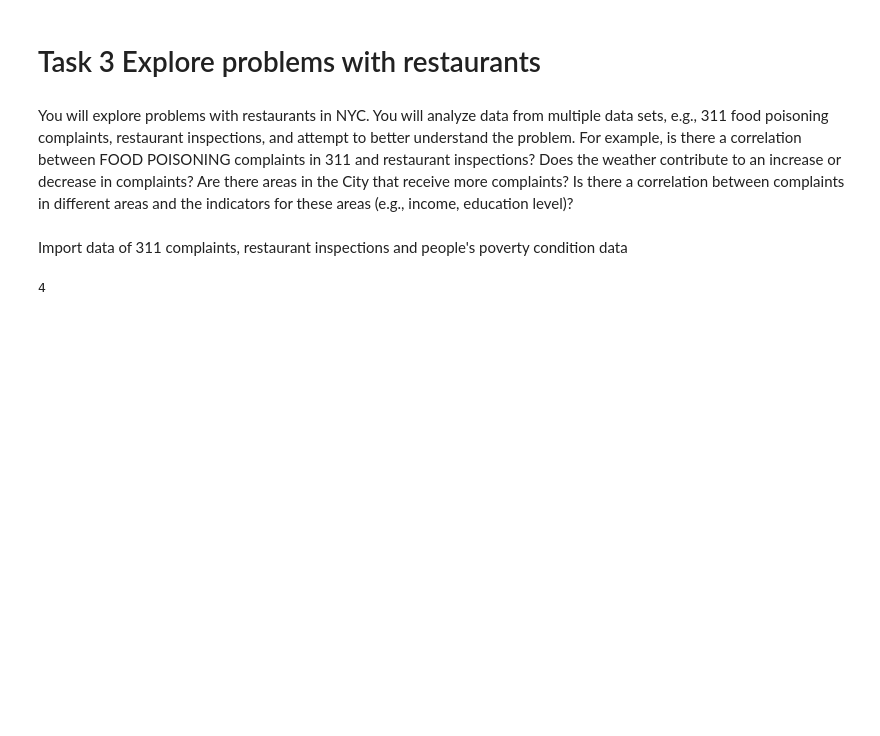
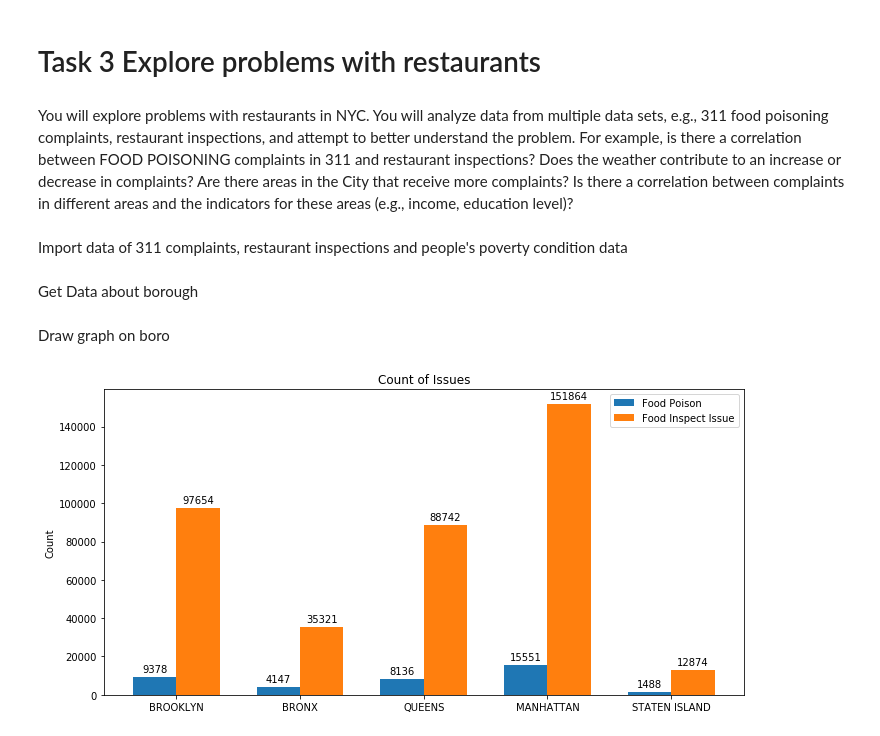
Before and after one commit to poi233/bigdata_project, a Jupyter notebook: Task3.ipynb, the cells around one changed output. Drawn from its saved outputs; the diff is of its cells as text; code cells hidden in the pictures; blank space fills up the shorter version.

Commit message:
add task3 figure

```diff
--- a/Task3.ipynb
+++ b/Task3.ipynb
@@ -14,8 +15,10 @@ food_problems = pd.read_csv('task3_data/food_problems.csv')
 food_inspect = pd.read_csv('task3_data/food_inspect.csv')
 poverty = pd.read_csv('task3_data/poverty.csv')
 # %%
-borough = ['BROOKLYN', "BRONX", "QUEENS", "MANHATTAN", "STATEN ISLAND"]
+boroughs = ['BROOKLYN', "BRONX", "QUEENS", "MANHATTAN", "STATEN ISLAND"]
+years = [2004 + i for i in range(16)]
 # %%
+food_problems = food_problems[food_problems['borough'] != "UNSPECIFIED"]
 food_poison = food_problems[food_problems['type'] == 'Food Poisoning']
 food_establishment = food_problems[food_problems['type'] == 'Food Establishment']
 # %%
@@ -24,5 +27,39 @@ food_establishment_borough = {boro:food_establishment[food_establishment['boroug
-# %%
-parser.parse('04/06/2010 01:45:57 PM').year
-parser.parse('04/06/2010 01:45:57 PM').month
-# %% [output]
-4
+# %%
+def autolabel(rects):
+    """Attach a text label above each bar in *rects*, displaying its height."""
+    for rect in rects:
+        height = rect.get_height()
+        ax.annotate('{}'.format(height),
+                    xy=(rect.get_x() + rect.get_width() / 2, height),
+                    xytext=(0, 3),  # 3 points vertical offset
+                    textcoords="offset points",
+                    ha='center', va='bottom')
+# %% [markdown]
+Get Data about borough
+# %%
+food_poison_boro = []
+food_inspect_boro = []
+for boro in boroughs:
+    food_poison_boro.append(len(food_poison[food_poison['borough'] == boro]))
+    food_inspect_boro.append(len(food_inspect[food_inspect['borough'] == boro]))
+# %% [markdown]
+Draw graph on boro
+# %%
+x = np.arange(len(boroughs))  # the label locations
+width = 0.35  # the width of the bars
+fig, ax = plt.subplots(figsize=(10,5))
+rects1 = ax.bar(x - width/2, food_poison_boro, width, label='Food Poison')
+rects2 = ax.bar(x + width/2, food_inspect_boro, width, label='Food Inspect Issue')
+ax.set_ylabel('Count')
+ax.set_title('Count of Issues')
+ax.set_xticks(x)
+ax.set_xticklabels(boroughs)
+ax.legend()
+autolabel(rects1)
+autolabel(rects2)
+plt.legend(loc='best')
+fig.tight_layout()
+plt.savefig('./figures/task3/food_poision_food_inspect_boro_relation_graph.png')
+plt.show()
+# %% [output]
+[figure, added]
```
Also changed, not shown: parts of 5 cells of this notebook, 5 other files.
